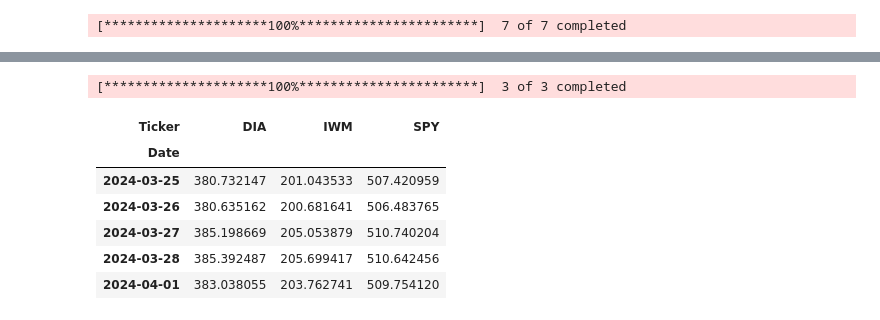
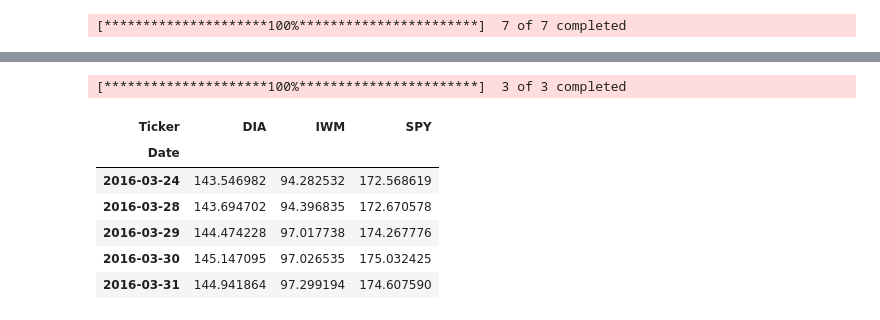
Before and after one commit to Spring-26-Quantitative-Finance/SunilA-QF-SP26, a Jupyter notebook: project2/main.ipynb, the cells around one changed output, grey strips where cells are left out. Drawn from its saved outputs; the diff is of its cells as text; code cells hidden in the pictures.

```diff
--- a/project2/main.ipynb
+++ b/project2/main.ipynb
@@ -77,14 +77,14 @@ stock_vs_market
 # %%
 # SPY, IWM, DIA data pull
-market_index = yf.download(["SPY", "IWM", "DIA"], start="2024-03-24", end="2026-03-24")["Close"].dropna()
+market_index = yf.download(["SPY", "IWM", "DIA"], start="2016-03-24", end="2026-03-24")["Close"].dropna()
 market_index.head()
 # %% [output]
 [*********************100%***********************]  3 of 3 completed
 | Ticker | DIA | IWM | SPY |
 | Date |  |  |  |
-| 2024-03-25 | 380.732147 | 201.043533 | 507.420959 |
-| 2024-03-26 | 380.635162 | 200.681641 | 506.483765 |
-| 2024-03-27 | 385.198669 | 205.053879 | 510.740204 |
-| 2024-03-28 | 385.392487 | 205.699417 | 510.642456 |
-| 2024-04-01 | 383.038055 | 203.762741 | 509.754120 |
+| 2016-03-24 | 143.546982 | 94.282532 | 172.568619 |
+| 2016-03-28 | 143.694702 | 94.396835 | 172.670578 |
+| 2016-03-29 | 144.474228 | 97.017738 | 174.267776 |
+| 2016-03-30 | 145.147095 | 97.026535 | 175.032425 |
+| 2016-03-31 | 144.941864 | 97.299194 | 174.607590 |
 # %%
```
Also changed, not shown: parts of 16 cells of this notebook.
